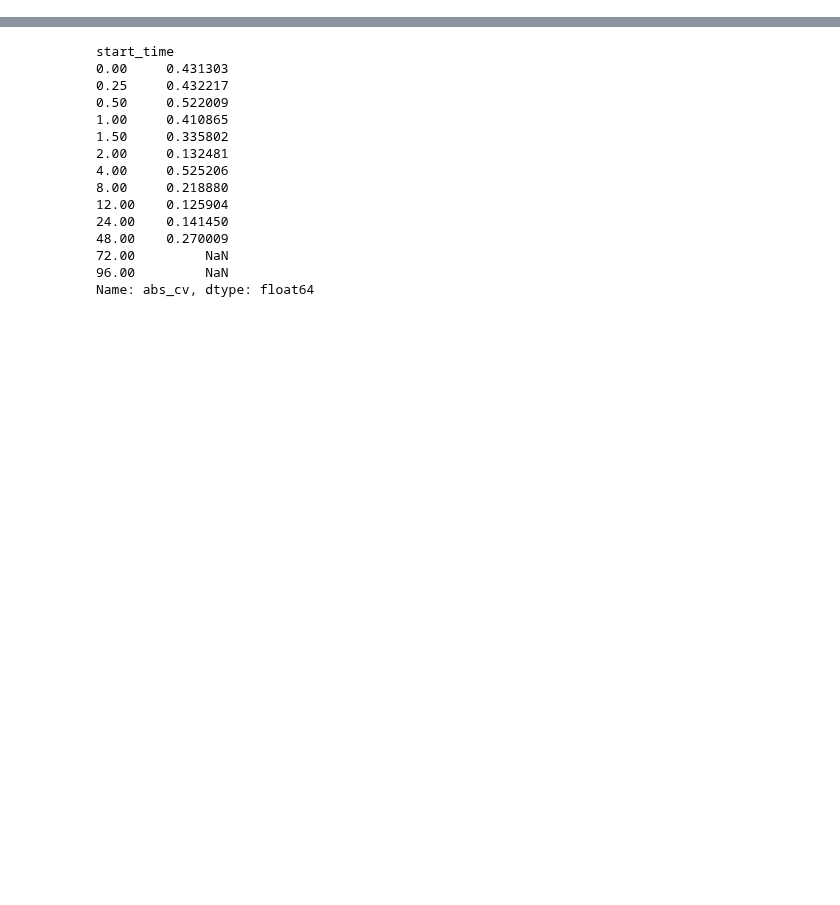
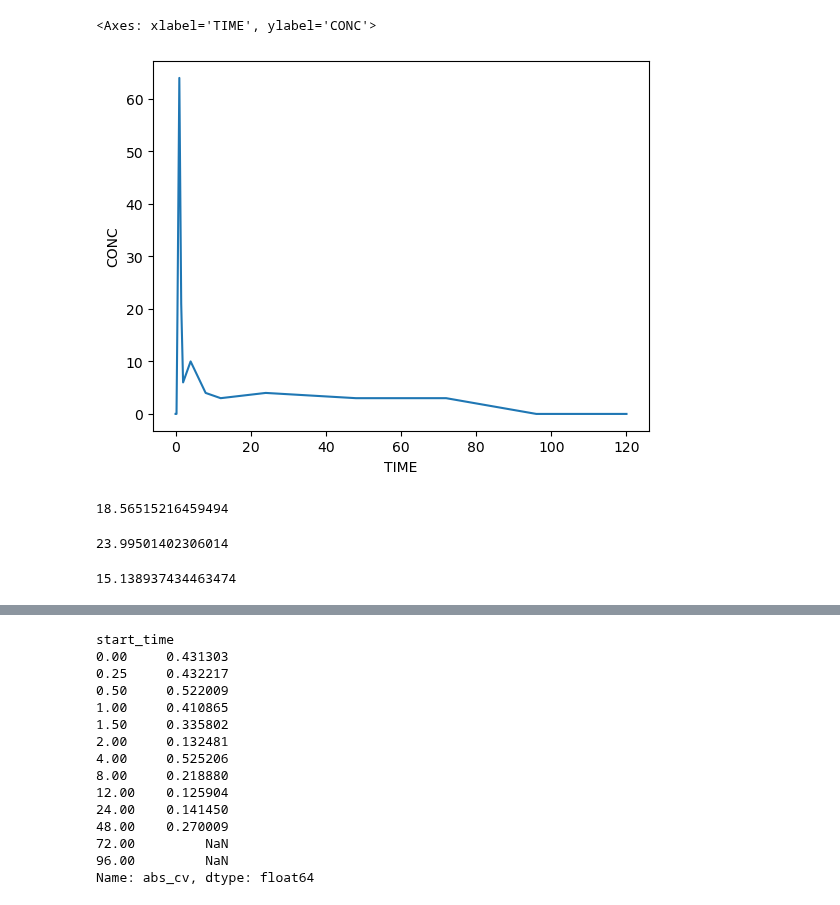
Before and after one commit to kelleyjbrady/NiceODE, a Jupyter notebook: NCA_demo.ipynb, the cells around one changed output, grey strips where cells are left out. Drawn from its saved outputs; the diff is of its cells as text; code cells hidden in the pictures; blank space fills up the shorter version.

```diff
--- a/NCA_demo.ipynb
+++ b/NCA_demo.ipynb
@@ -21,6 +21,5 @@ for f_idx, f in enumerate(files):
         df_out = df_out.merge(tmp, how = 'left', on = merge_c)
 # %%
 import numpy as np
-from utils import safe_signed_log
+from nca import estimate_subject_slope_cv
 xth_df = df_out.loc[df_out['ANALYTE'] == 'xanthohumol', :].copy()
-xth_df['CONC_ln'] = safe_signed_log(xth_df['CONC'])
@@ -176,0 +110,22 @@ for sub in xth_df['ID'].unique():
+# %%
+import seaborn as sns
+from utils import safe_signed_log
+
+plot_me = xth_df.loc[(xth_df['ID'] == 'M2') & (xth_df['TIME'] < 200), :].copy()
+plot_me['conc_ln'] = safe_signed_log(plot_me['CONC'])
+sns.lineplot(plot_me, x = 'TIME', y = 'CONC',)
+# %% [output]
+<Axes: xlabel='TIME', ylabel='CONC'>
+[figure, added]
+# %%
+0.693/0.037328
+# %% [output]
+18.56515216459494
+# %%
+0.693/0.028881
+# %% [output]
+23.99501402306014
+# %%
+0.693/.045776
+# %% [output]
+15.138937434463474
```
Also changed, not shown: parts of 20 cells of this notebook, 1 other file.
